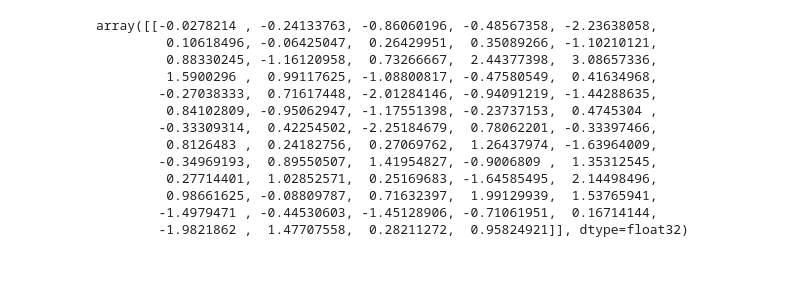
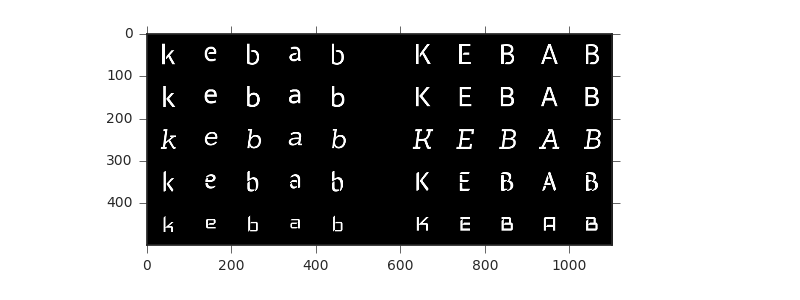
Before and after one commit to indraastra/cadl-work, a Jupyter notebook: 2_mdn_char_rnn/VAEGAN Exploration.ipynb, the cells around one changed output. Saved outputs shown, nothing was run; the diff lists cells and outputs as text; code cells hidden in the pictures; blank space fills up the shorter version.

```diff
--- a/2_mdn_char_rnn/VAEGAN Exploration.ipynb
+++ b/2_mdn_char_rnn/VAEGAN Exploration.ipynb
@@ -19,0 +1,15 @@ imshow(img, cmap='gray')
+# %%
+import os
+import random
+import sys
+
+import matplotlib.pyplot as plt
+import numpy as np
+from skimage.transform import resize
+from skimage import data
+from scipy.misc import imresize
+import tensorflow as tf
+
+%matplotlib inline
+plt.style.use('seaborn-ticks')
+sys.path.append("/home/vishal/Workspace/nn-ocr")
@@ -20 +24,18 @@ imshow(img, cmap='gray')
+# %%
+SIZE = 100
+# %%
+LABELS = en.get_labels()
+FONTS = [font_utils.load_font(f) for f in en.get_fonts()]
+
+def render_char(char, font, size=SIZE):
+    np_img = np.asarray(font_utils.char_to_glyph(char, font, size), np.uint8)
+    return np.tile(np.expand_dims(np_img, -1),
+                   (1, 1, 3))
+
+def render_chars(chars, fonts, size=SIZE):
+    return np.array([[render_char(char, font, size) for char in chars]
+                     for font in fonts])
+
+def show_images(imgs):
+    plt.imshow(np.hstack(np.hstack(imgs)), cmap='gray')
 # %%
@@ -46,16 +58,6 @@ imshow(postprocess(recon[0]), cmap='gray')
-# %%
-z
-# %% [output]
-array([[-0.0278214 , -0.24133763, -0.86060196, -0.48567358, -2.23638058,
-         0.10618496, -0.06425047,  0.26429951,  0.35089266, -1.10210121,
-         0.88330245, -1.16120958,  0.73266667,  2.44377398,  3.08657336,
-         1.5900296 ,  0.99117625, -1.08800817, -0.47580549,  0.41634968,
-        -0.27038333,  0.71617448, -2.01284146, -0.94091219, -1.44288635,
-         0.84102809, -0.95062947, -1.17551398, -0.23737153,  0.4745304 ,
-        -0.33309314,  0.42254502, -2.25184679,  0.78062201, -0.33397466,
-         0.8126483 ,  0.24182756,  0.27069762,  1.26437974, -1.63964009,
-        -0.34969193,  0.89550507,  1.41954827, -0.9006809 ,  1.35312545,
-         0.27714401,  1.02852571,  0.25169683, -1.64585495,  2.14498496,
-         0.98661625, -0.08809787,  0.71632397,  1.99129939,  1.53765941,
-        -1.4979471 , -0.44530603, -1.45128906, -0.71061951,  0.16714144,
-        -1.9821862 ,  1.47707558,  0.28211272,  0.95824921]], dtype=float32)
+# %%
+# Generate renderings of this text for 5 different fonts.
+imgs = render_chars('kebab KEBAB', random.sample(FONTS, 5))
+show_images(imgs)
+# %% [output]
+[figure, added]
```
Also changed, not shown: parts of 15 cells of this notebook.
